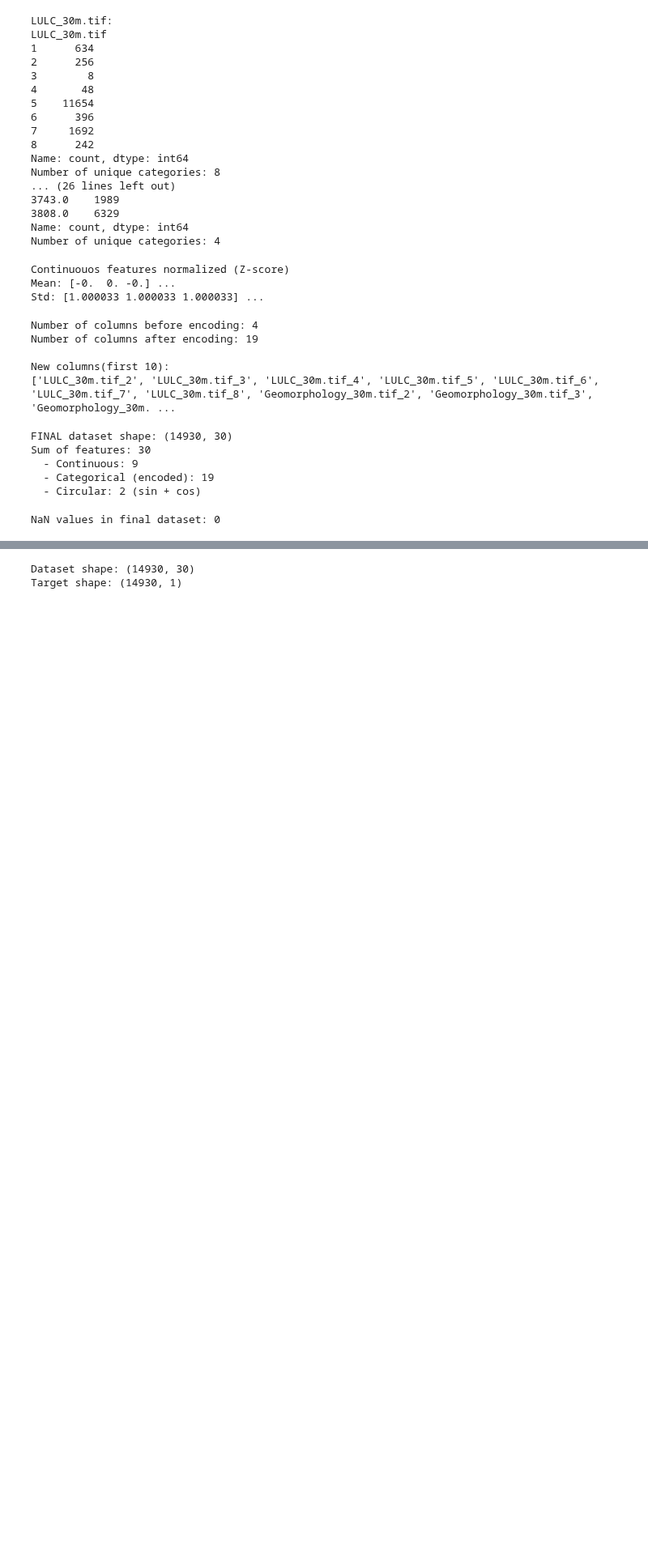
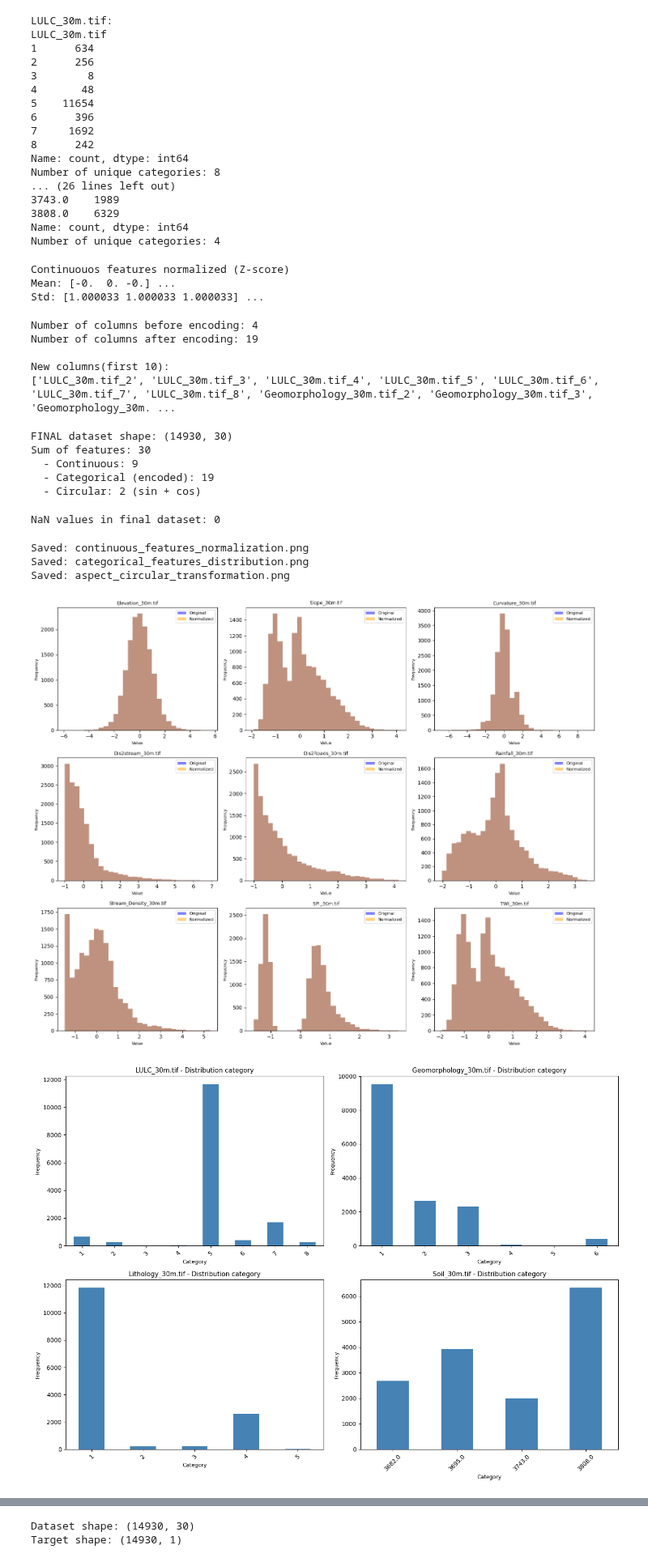
Before and after one commit to VladK333/flood-analysis, a Jupyter notebook: analysis.ipynb, the cells around one changed output, grey strips where cells are left out. Shown at 81% size. Saved outputs shown, nothing was run; the diff lists cells and outputs as text; code cells hidden in the pictures; blank space fills up the shorter version.

```diff
--- a/analysis.ipynb
+++ b/analysis.ipynb
@@ -202,3 +202,71 @@ X_circular.to_csv('data_circular_transformed.csv', index=False)
 print(f"\nNaN values in final dataset: {X_processed.isnull().sum().sum()}")
 # %% [output]
 NaN values in final dataset: 0
+# %%
+# VISUAL
+#Continuous features
+fig, axes = plt.subplots(3, 3, figsize=(15, 12))
+for idx, feature in enumerate(continuouos_features):
+    row = idx // 3
+    col = idx % 3
+    ax = axes[row, col]
+
+    ax.hist(X_continuous[feature], bins=30, alpha=0.5, label='Original', color='blue')
+    ax.hist(X_continuous_scaled[feature], bins=30, alpha=0.5, label='Normalized', color='orange')
+    ax.set_title(f'{feature}', fontsize=9)
+    ax.legend(fontsize=8)
+    ax.set_xlabel('Value', fontsize=8)
+    ax.set_ylabel('Frequency', fontsize=8)
+
+plt.tight_layout()
+plt.savefig('continuous_features_normalization.png', dpi=300, bbox_inches='tight')
+print("\nSaved: continuous_features_normalization.png")
+
+# Categorical features
+fig, axes = plt.subplots(2, 2, figsize=(14, 10))
+for idx, feature in enumerate(categorical_features):
+    row = idx // 2
+    col = idx % 2
+    ax = axes[row, col]
+
+    value_counts = X_clean[feature].value_counts().sort_index()
+    value_counts.plot(kind='bar', ax=ax, color='steelblue')
+    ax.set_title(f'{feature} - Distribution category', fontsize=11)
+    ax.set_xlabel('Category', fontsize=9)
+    ax.set_ylabel('Frequency', fontsize=9)
+    ax.tick_params(axis='x', rotation=45)
+
+plt.tight_layout()
+plt.savefig('categorical_features_distribution.png', dpi=300, bbox_inches='tight')
+print("Saved: categorical_features_distribution.png")
+
+# Circular features
+fig, axes = plt.subplots(1, 3, figsize=(15, 5))
+
+# Original aspect
+axes[0].hist(aspect_values, bins=36, color='skyblue', edgecolor='black')
+axes[0].set_title('Original Aspect (0-360°)')
+axes[0].set_xlabel('Degrees')
+axes[0].set_ylabel('Frequency')
+
+# Aspect Sin
+axes[1].hist(X_circular['Aspect_sin'], bins=30, color='salmon', edgecolor='black')
+axes[1].set_title('Aspect Sin (East-West)')
+axes[1].set_xlabel('Sin Value')
+axes[1].set_ylabel('Frequency')
+
+# Aspect Cos
+axes[2].hist(X_circular['Aspect_cos'], bins=30, color='lightgreen', edgecolor='black')
+axes[2].set_title('Aspect Cos (North-South)')
+axes[2].set_xlabel('Cos Value')
+axes[2].set_ylabel('Frequency')
+
+plt.tight_layout()
+plt.savefig('aspect_circular_transformation.png', dpi=300, bbox_inches='tight')
+print("Saved: aspect_circular_transformation.png")
+# %% [output]
+Saved: continuous_features_normalization.png
+Saved: categorical_features_distribution.png
+Saved: aspect_circular_transformation.png
+[figure, added]
+[figure, added]
```
Also changed, not shown: parts of 3 cells of this notebook, 4 other files.
